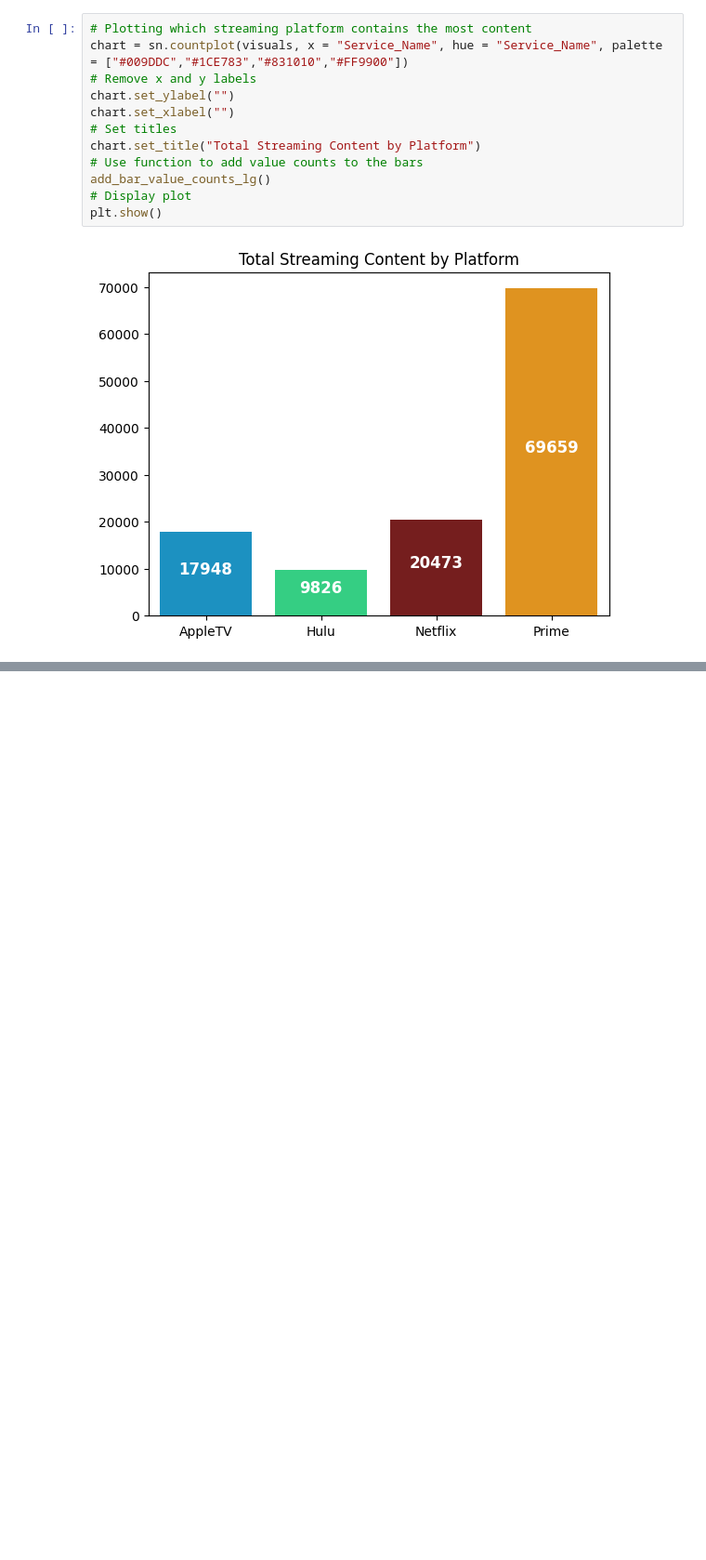
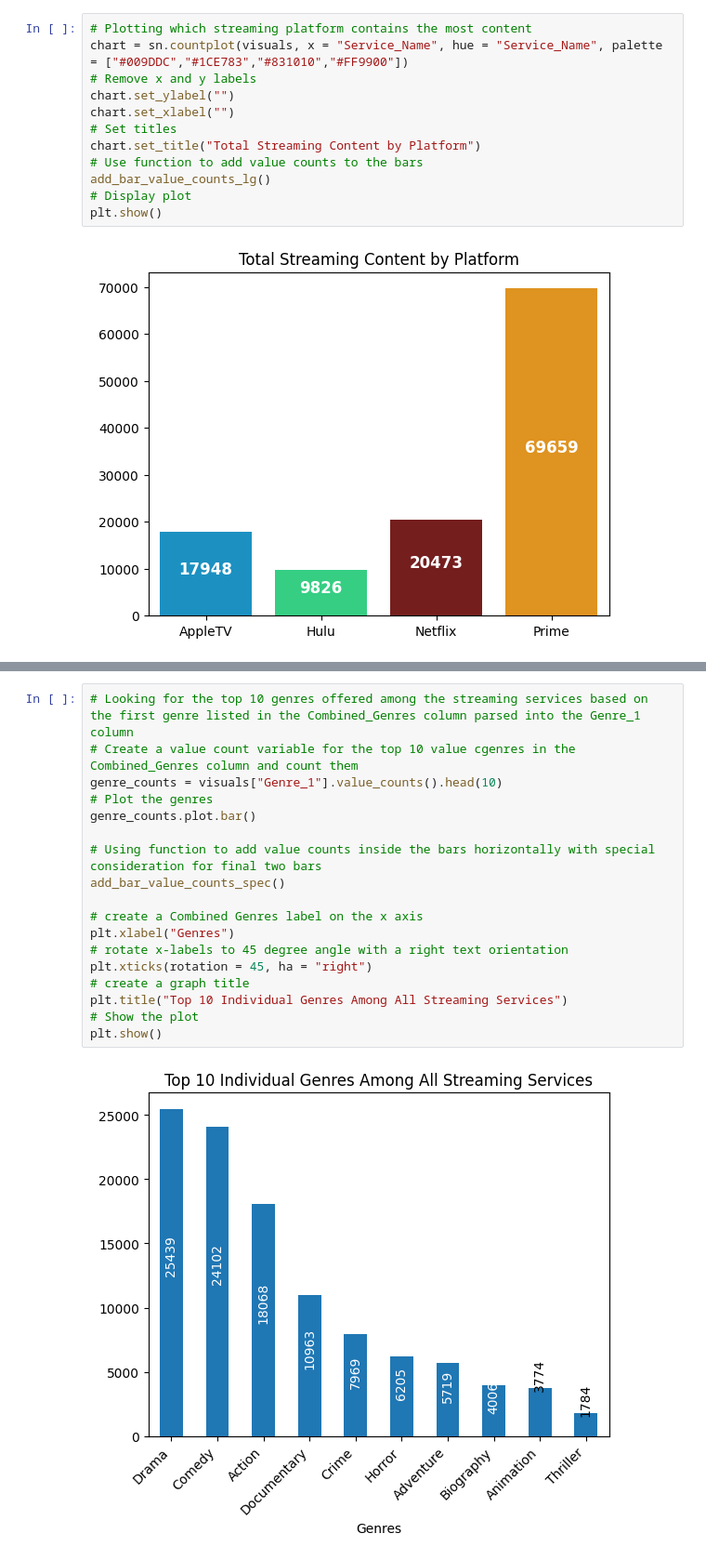
Before and after one commit to rkynhoff/Streaming_Service_Comparisons, a Jupyter notebook: STRM_SERV_COMP_Visualization.ipynb, the cells around one changed output, grey strips where cells are left out. Shown at 93% size. Saved outputs shown, nothing was run; the diff lists cells and outputs as text; blank space fills up the shorter version.

```diff
--- a/STRM_SERV_COMP_Visualization.ipynb
+++ b/STRM_SERV_COMP_Visualization.ipynb
@@ -87,0 +164,20 @@ plt.show()
+# %%
+# Looking for the top 10 genres offered among the streaming services based on the first genre listed in the Combined_Genres column parsed into the Genre_1 column
+# Create a value count variable for the top 10 value cgenres in the Combined_Genres column and count them
+genre_counts = visuals["Genre_1"].value_counts().head(10)
+# Plot the genres
+genre_counts.plot.bar()
+
+# Using function to add value counts inside the bars horizontally with special consideration for final two bars
+add_bar_value_counts_spec()
+
+# create a Combined Genres label on the x axis
+plt.xlabel("Genres")
+# rotate x-labels to 45 degree angle with a right text orientation
+plt.xticks(rotation = 45, ha = "right")
+# create a graph title
+plt.title("Top 10 Individual Genres Among All Streaming Services")
+# Show the plot
+plt.show()
+# %% [output]
+[figure, added]
```
Also changed, not shown: parts of 6 cells of this notebook, 6 other files.
